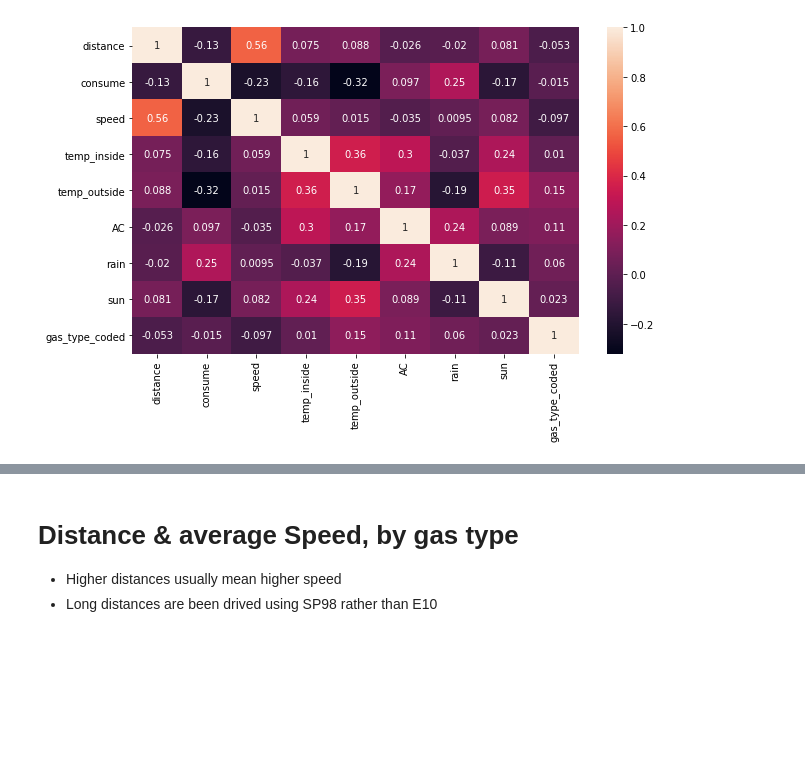
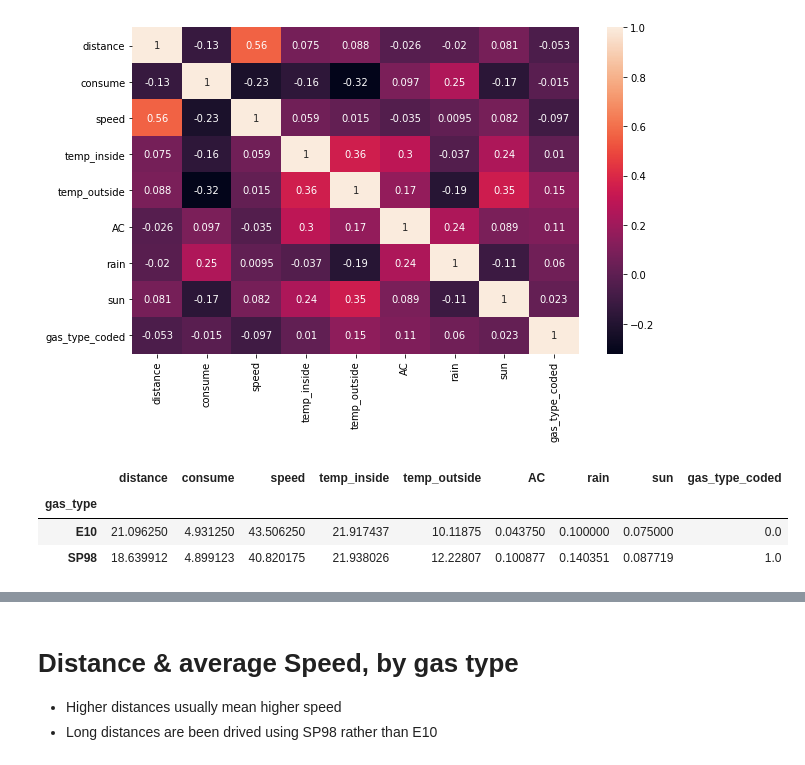
Before and after one commit to VictorRodriguezIronhack/reto_data, a Jupyter notebook: 2- Visualization.ipynb, the cells around one changed output, grey strips where cells are left out. Drawn from its saved outputs; the diff is of its cells as text; code cells hidden in the pictures; blank space fills up the shorter version.

```diff
--- a/2- Visualization.ipynb
+++ b/2- Visualization.ipynb
@@ -49,3 +49,14 @@ plt.figure(figsize = (10,6))
 sns.heatmap(corr, annot = True);
 # %% [output]
 [figure]
+# %%
+# We would like to see if there is any specific difference in means by gasoline type
+means = df.groupby('gas_type').mean()
+means
+
+# Despite a higher speed uses to correlate inversely with consume, E10 shows a higher mean for speed and for consume
+# %% [output]
+|  | distance | consume | speed | temp_inside | temp_outside | AC | rain | sun | gas_type_coded |
+| gas_type |  |  |  |  |  |  |  |  |  |
+| E10 | 21.096250 | 4.931250 | 43.506250 | 21.917437 | 10.11875 | 0.043750 | 0.100000 | 0.075000 | 0.0 |
+| SP98 | 18.639912 | 4.899123 | 40.820175 | 21.938026 | 12.22807 | 0.100877 | 0.140351 | 0.087719 | 1.0 |
```
Also changed, not shown: parts of 7 cells of this notebook, 1 other file.
